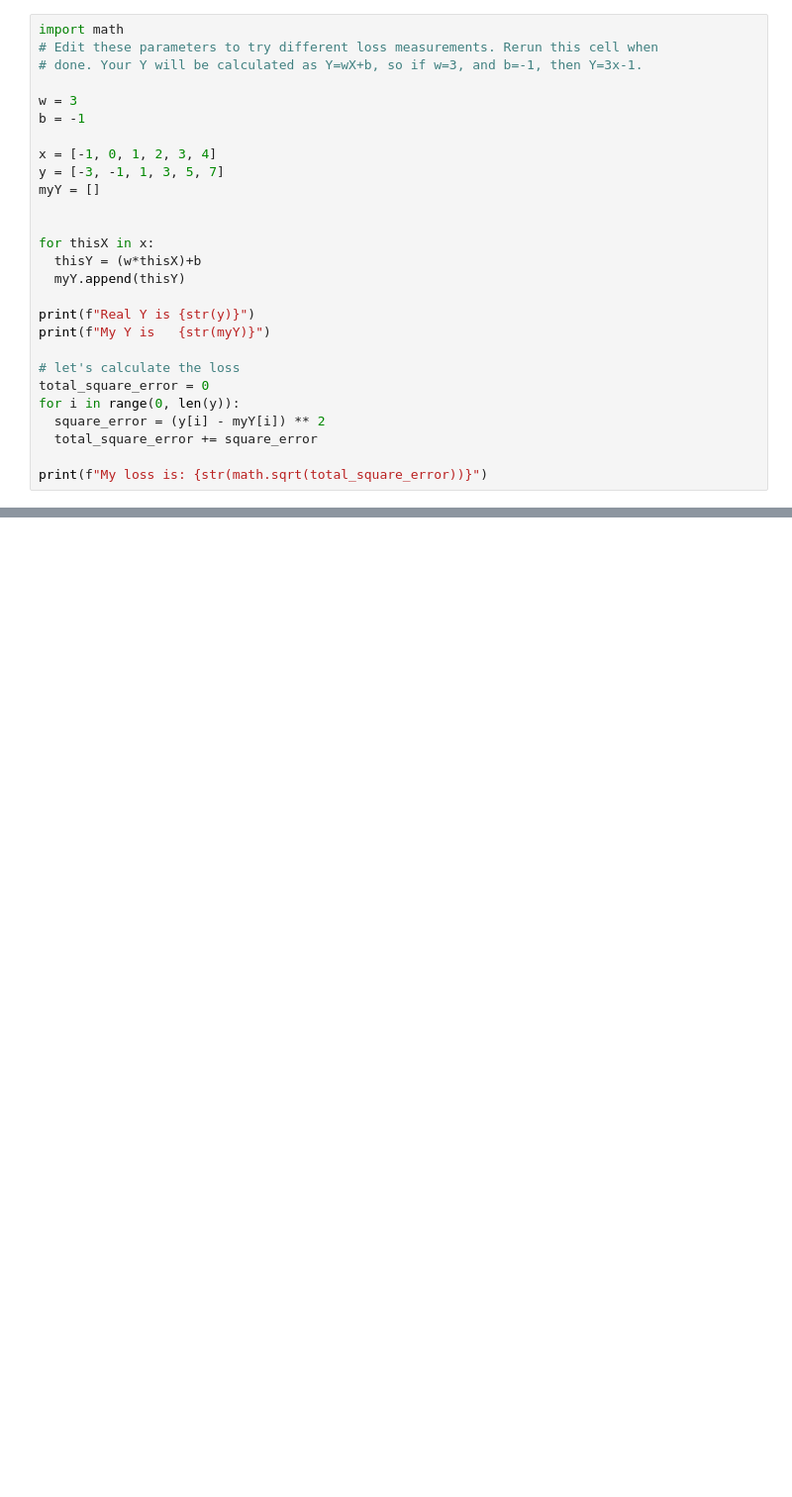
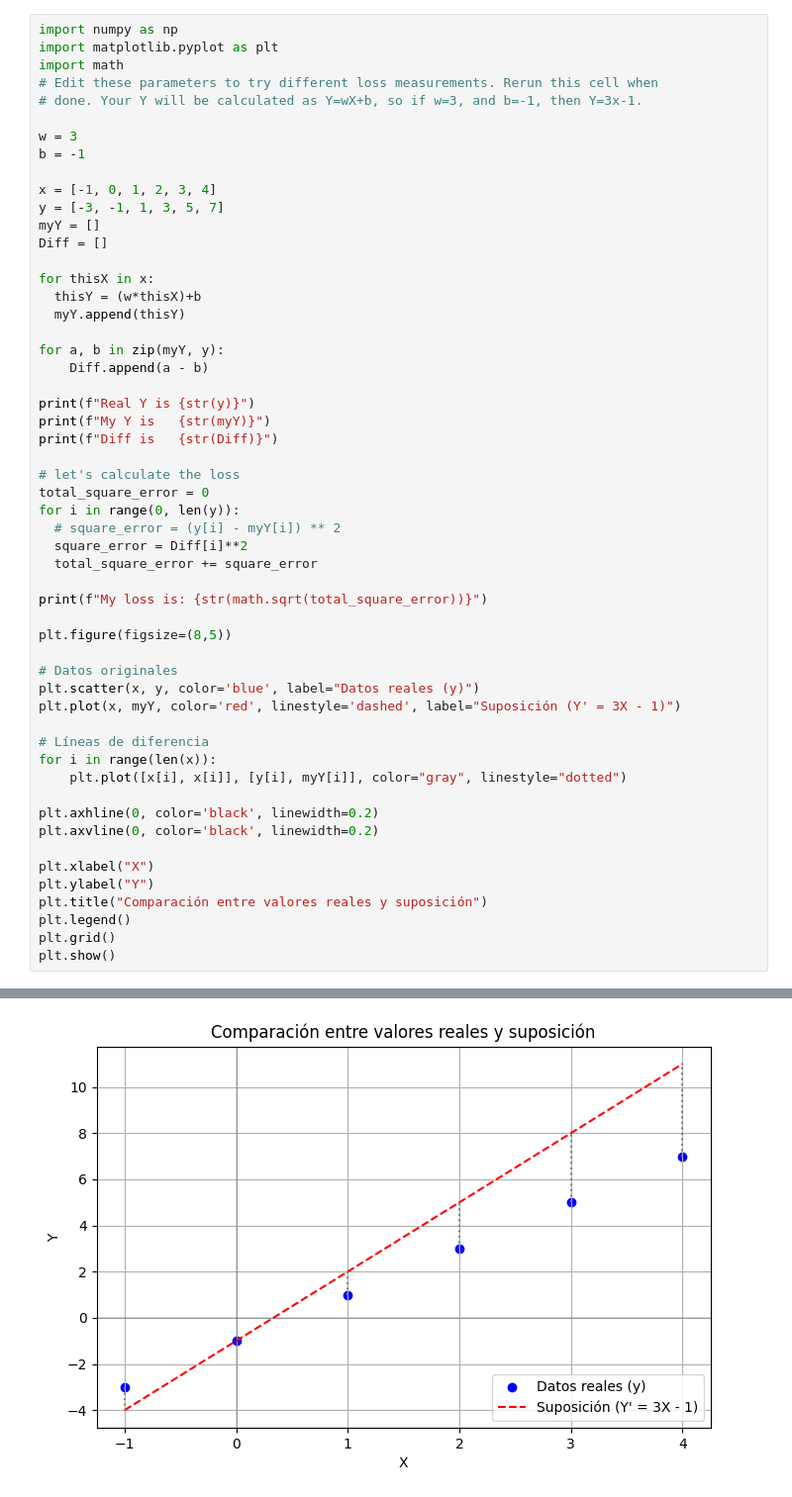
Before and after one commit to utper/Capstone, a Jupyter notebook: 2-1-4-ExploringLoss.ipynb, the cells around one changed output, grey strips where cells are left out. Shown at 99% size. Saved outputs shown, nothing was run; the diff lists cells and outputs as text; blank space fills up the shorter version.

```diff
--- a/2-1-4-ExploringLoss.ipynb
+++ b/2-1-4-ExploringLoss.ipynb
@@ -1,4 +1,6 @@
 # %%
+import numpy as np
+import matplotlib.pyplot as plt
 import math
 # Edit these parameters to try different loss measurements. Rerun this cell when
 # done. Your Y will be calculated as Y=wX+b, so if w=3, and b=-1, then Y=3x-1.
@@ -9,22 +11,47 @@ b = -1
 x = [-1, 0, 1, 2, 3, 4]
 y = [-3, -1, 1, 3, 5, 7]
 myY = []
-
+Diff = []
 
 for thisX in x:
   thisY = (w*thisX)+b
   myY.append(thisY)
 
+for a, b in zip(myY, y):
+    Diff.append(a - b)
+
 print(f"Real Y is {str(y)}")
 print(f"My Y is   {str(myY)}")
+print(f"Diff is   {str(Diff)}")
 
 # let's calculate the loss
 total_square_error = 0
 for i in range(0, len(y)):
-  square_error = (y[i] - myY[i]) ** 2
+  # square_error = (y[i] - myY[i]) ** 2
+  square_error = Diff[i]**2
   total_square_error += square_error
 
 print(f"My loss is: {str(math.sqrt(total_square_error))}")
+
+plt.figure(figsize=(8,5))
+
+# Datos originales
+plt.scatter(x, y, color='blue', label="Datos reales (y)")
+plt.plot(x, myY, color='red', linestyle='dashed', label="Suposición (Y' = 3X - 1)")
+
+# Líneas de diferencia
+for i in range(len(x)):
+    plt.plot([x[i], x[i]], [y[i], myY[i]], color="gray", linestyle="dotted")
+
+plt.axhline(0, color='black', linewidth=0.2)
+plt.axvline(0, color='black', linewidth=0.2)
+
+plt.xlabel("X")
+plt.ylabel("Y")
+plt.title("Comparación entre valores reales y suposición")
+plt.legend()
+plt.grid()
+plt.show()
 # %% [output]
 Real Y is [-3, -1, 1, 3, 5, 7]
 My Y is   [-4, -1, 2, 5, 8, 11]
@@ -31 +59,2 @@ My Y is   [-4, -1, 2, 5, 8, 11]
 My loss is: 5.5677643628300215
+[figure, added]
```
Also changed, not shown: parts of 1 cell of this notebook.
